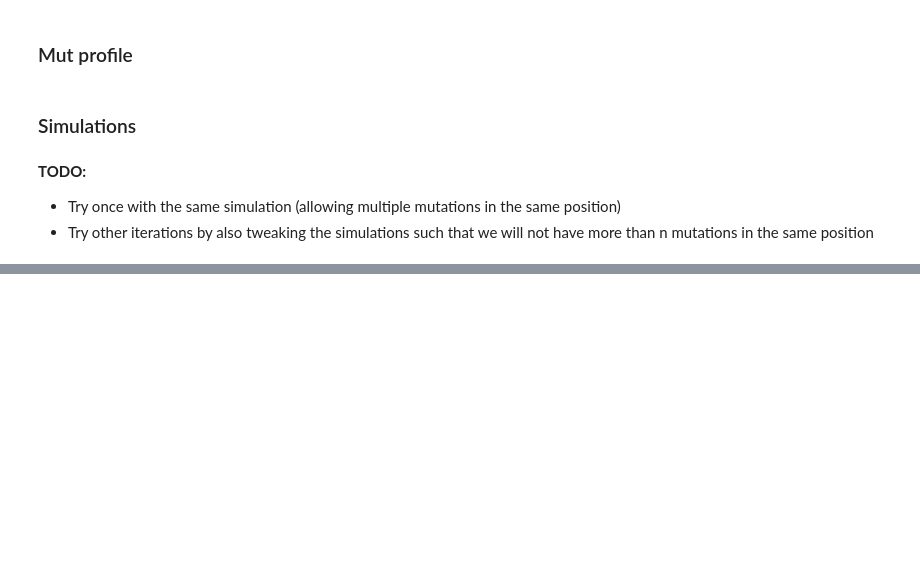
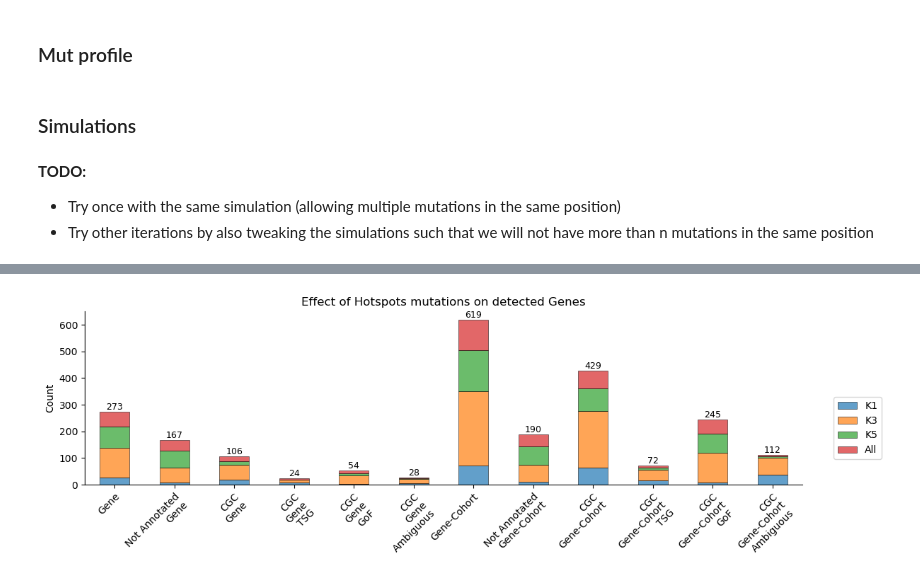
Before and after one commit to bbglab/oncodrive3d_paper, a Jupyter notebook: review_01/effect_of_hotspots/effect_of_hotspots.ipynb, the cells around one changed output, grey strips where cells are left out. Drawn from its saved outputs; the diff is of its cells as text; code cells hidden in the pictures; blank space fills up the shorter version.

Commit message:
add: analysis on hotspots mutations

```diff
--- a/review_01/effect_of_hotspots/effect_of_hotspots.ipynb
+++ b/review_01/effect_of_hotspots/effect_of_hotspots.ipynb
@@ -592,0 +760,8 @@ simulate_mutations()
+# %%
+df = df_all[["Gene", "Cohort", "C_gene", "CGC", "Tumour suppressor", "Oncogene"]].copy()
+df["All"] = 1
+df = df.merge(df_k5[["Gene", "Cohort", "K5"]], on=["Gene", "Cohort"], how="left")
+df = df.merge(df_k3[["Gene", "Cohort", "K3"]], on=["Gene", "Cohort"], how="left")
+df = df.merge(df_k1[["Gene", "Cohort", "K1"]], on=["Gene", "Cohort"], how="left")
+df = df.fillna(0)
+df
@@ -592,0 +808,4 @@ simulate_mutations()
+# %%
+df_unique = df.drop(columns=["Cohort", "C_gene"], errors='ignore')
+df_unique = df_unique.groupby('Gene', as_index=False).max(numeric_only=True)
+counts_unique = get_counts(df_unique, ratio)
@@ -592,0 +1005,79 @@ simulate_mutations()
+# %%
+# Counts
+# ------
+
+df_stacked_counts = pd.DataFrame({
+    'Gene': counts_unique,
+    "Not Annotated\nGene": counts_notannot_unique,
+    "CGC\nGene": counts_cgc_unique,
+    "CGC\nGene\nTSG": counts_tsg_unique,
+    "CGC\nGene\nGoF": counts_gof_unique,
+    "CGC\nGene\nAmbiguous": counts_ambiguous_unique,
+
+    'Gene-Cohort': counts,
+    "Not Annotated\nGene-Cohort": counts_notannot,
+    "CGC\nGene-Cohort": counts_cgc,
+    "CGC\nGene-Cohort\nTSG": counts_tsg,
+    "CGC\nGene-Cohort\nGoF": counts_gof,
+    "CGC\nGene-Cohort\nAmbiguous": counts_ambiguous,
+})
+
+df_stacked_counts = df_stacked_counts.T
+
+fig, ax = plt.subplots(figsize=(11, 4))
+df_stacked_counts.plot(kind="bar", stacked=True, ax=ax, alpha=0.7, legend=False, lw=0.5, ec="black")
+
+ax.spines['top'].set_visible(False)
+ax.spines['right'].set_visible(False)
+
+for i, col in enumerate(df_stacked_counts.T.columns):
+    total = df_stacked_counts.T[col].sum()
+    ax.text(i, total, str(int(total)), ha='center', va='bottom', fontsize=9)
+
+plt.ylabel("Count")
+plt.title("Effect of Hotspots mutations on detected Genes")
+plt.xticks(rotation=45, ha='right', rotation_mode="anchor")
+fig.legend(loc='center left', bbox_to_anchor=(1.02, 0.5))
+plt.tight_layout()
+plt.show()
+
+
+# Ratios
+# ------
+
+df_stacked = pd.DataFrame({
+    'Gene': ratios_unique,
+    "Not Annotated\nGene": ratios_notannot_unique,
+    "CGC\nGene": ratios_cgc_unique,
+    "CGC\nGene\nTSG": ratios_tsg_unique,
+    "CGC\nGene\nGoF": ratios_gof_unique,
+    "CGC\nGene\nAmbiguous": ratios_ambiguous_unique,
+
+    'Gene-Cohort': ratios,
+    "Not Annotated\nGene-Cohort": ratios_notannot,
+    "CGC\nGene-Cohort": ratios_cgc,
+    "CGC\nGene-Cohort\nTSG": ratios_tsg,
+    "CGC\nGene-Cohort\nGoF": ratios_gof,
+    "CGC\nGene-Cohort\nAmbiguous": ratios_ambiguous,
+})
+
+df_stacked = df_stacked.T
+
+fig, ax = plt.subplots(figsize=(11, 4))
+df_stacked.plot(kind="bar", stacked=True, ax=ax, legend=False, alpha=0.7, lw=0.5, ec="black")
+
+for i, col in enumerate(df_stacked_counts.T.columns):
+    total = df_stacked_counts.T[col].sum()
+    ax.text(i, 1, str(int(total)), ha='center', va='bottom', fontsize=9)
+
+ax.spines['top'].set_visible(False)
+ax.spines['right'].set_visible(False)
+
+plt.ylabel("Count")
+plt.title("Effect of Hotspots mutations on detected Genes")
+plt.xticks(rotation=45, ha='right', rotation_mode="anchor")
+fig.legend(loc='center left', bbox_to_anchor=(1.02, 0.5))
+plt.tight_layout()
+plt.show()
+# %% [output]
+[figure, added]
```
Also changed, not shown: parts of 17 cells of this notebook.
